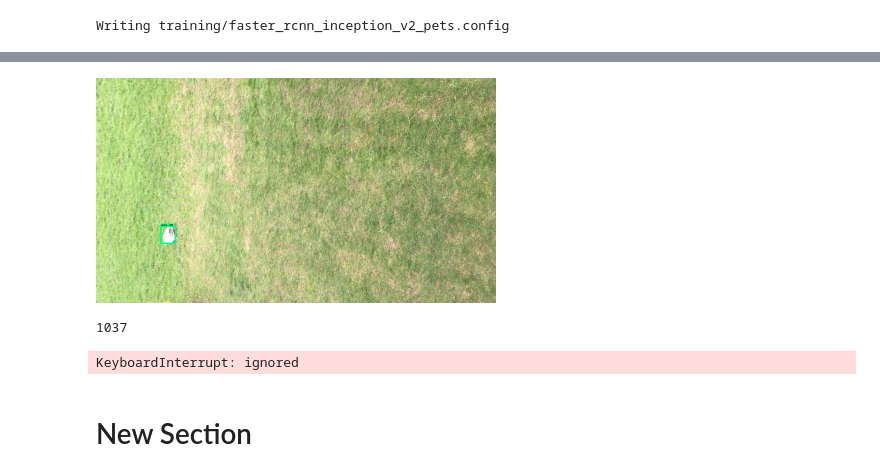
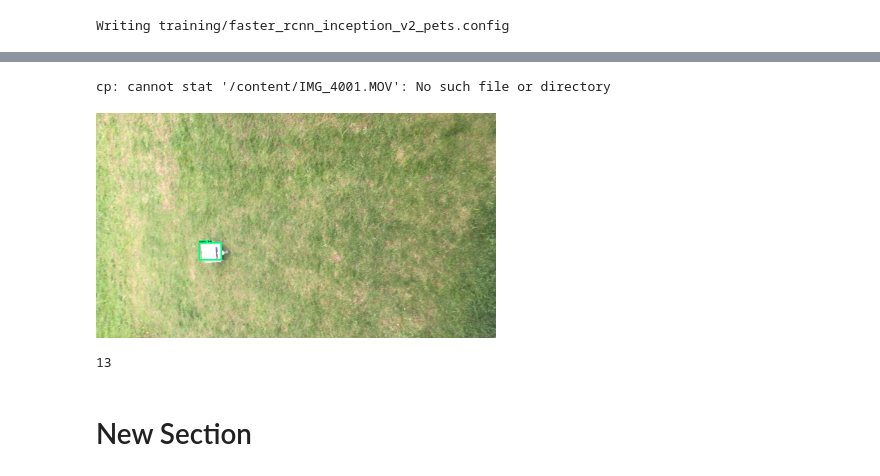
Before and after one commit to emmenets/neuralnetwork, a Jupyter notebook: 190731_rastionlydetection.ipynb, the cells around one changed output, grey strips where cells are left out. Drawn from its saved outputs; the diff is of its cells as text; code cells hidden in the pictures.

```diff
--- a/190731_rastionlydetection.ipynb
+++ b/190731_rastionlydetection.ipynb
@@ -425,4 +402,8 @@ W0731 13:48:46.256296 139722386179968 deprecation_wrapper.py:119] From /content/
 !mkdir images/bildverarbeitet/
+# %%
+cp /content/IMG_4001.MOV /content/models/research/object_detection
+# %% [output]
+cp: cannot stat '/content/IMG_4001.MOV': No such file or directory
 # %%
 ######## Video Object Detection Using Tensorflow-trained Classifier #########
 #
@@ -548,44 +529,45 @@ while(video.isOpened()):
             category_index,
             use_normalized_coordinates=True,
             line_thickness=8,
-            min_score_thresh=0.80)
+            min_score_thresh=0.90)
 
         # All the results have been drawn on the frame, so it's time to display it.
 
-        frame = imutils.resize(frame, 400)
+
         #cv2_imshow(frame)
         #print(boxes)
         cv2.imwrite("/content/models/research/object_detection/images/bildverarbeitet/"+str(bildverarbeitnr)+".jpg", frame)
         bildverarbeitnr += 1
         acttime = time.time()
 
         if acttime - lasttime > 1:
           clear_output()
+          frame = imutils.resize(frame, 400)
           cv2_imshow(frame)
+
           print(bildverarbeitnr)
           lasttime = acttime
 
 
         #clear_output()
 
 
         # Press 'q' to quit
         #print(i)
         #i = i + 1
         #if cv2.waitKey(1) == ord('q'):
         #    break
     else:
         break
 
 # Clean up
 print("end1")
 #video.release()
 #cv2.destroyAllWindows()
 print("end2")
 # %% [output]
-[figure, old version]
+[figure, new version]
-1037
+13
-KeyboardInterrupt: ignored
 # %% [markdown]
 # New Section
 # %% [markdown]
```
Also changed, not shown: parts of 7 cells of this notebook.
